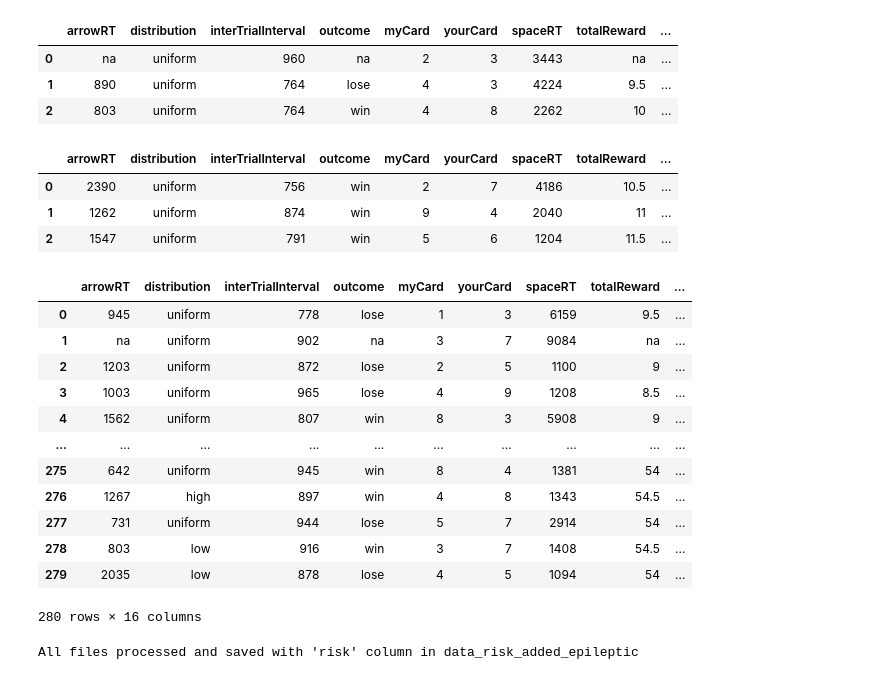
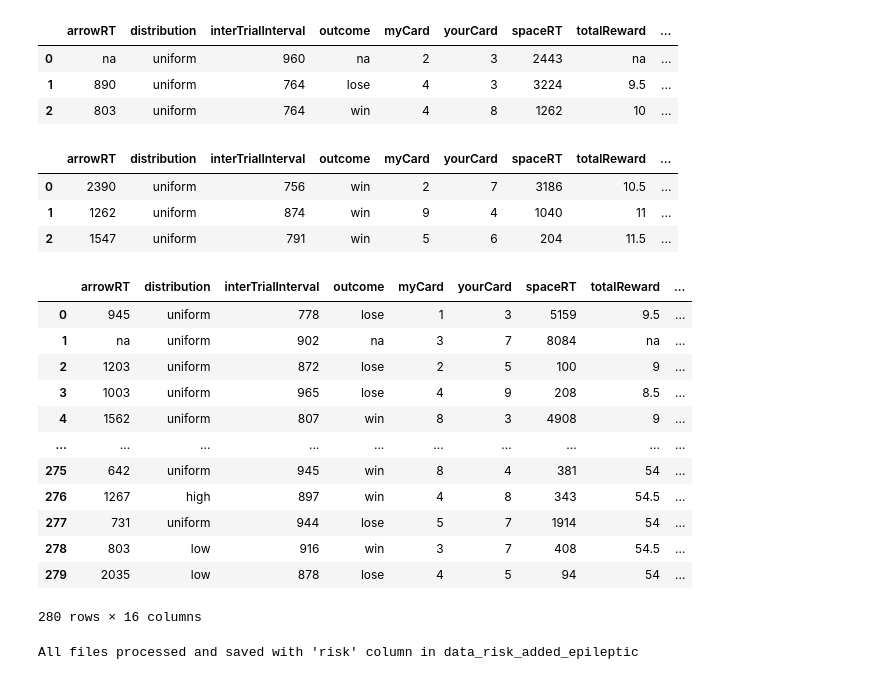
Before and after one commit to NiloufarShahdoustU/starling_behavioral_analysis, a Jupyter notebook: 0_data_imporant_processing_epileptic.ipynb, the cells around one changed output. Cells and saved outputs as stored; diff of their text form; code cells hidden in the pictures.

```diff
--- a/0_data_imporant_processing_epileptic.ipynb
+++ b/0_data_imporant_processing_epileptic.ipynb
@@ -10,31 +10,32 @@ import statsmodels.api as sm
 # %%
 folder_path = 'data_epileptic'
 dataframes = []
 
 
 for file_name in os.listdir(folder_path):
     if file_name.endswith('.csv'):
         file_path = os.path.join(folder_path, file_name)
         df = pd.read_csv(file_path)
 
         # Calculate mean and standard deviation of spaceRT
         # Calculate 3*std for spaceRT and add as a new column we do this for knowing the spaceRT outliers and remove them in
         # calculating spaceRT cause these are rest somehow
         # the spaceRT_2sd is obviously same in all columns cause it's based on all the spaceRTs. I just wanted to have everything
         # in the dataframe
+        df['spaceRT'] = df['spaceRT'] - 1000
         mean_spaceRT = df['spaceRT'].mean()
         std_spaceRT = df['spaceRT'].std()
         df['spaceRT_2sd'] = mean_spaceRT + 2 * std_spaceRT
 
 
         dataframes.append(df)
 
 dataframes[5].head(3)
 # %% [output]
 |  | arrowRT | distribution | interTrialInterval | outcome | myCard | yourCard | spaceRT | totalReward | ... |
-| 0 | na | uniform | 960 | na | 2 | 3 | 3443 | na | ... |
-| 1 | 890 | uniform | 764 | lose | 4 | 3 | 4224 | 9.5 | ... |
-| 2 | 803 | uniform | 764 | win | 4 | 8 | 2262 | 10 | ... |
+| 0 | na | uniform | 960 | na | 2 | 3 | 2443 | na | ... |
+| 1 | 890 | uniform | 764 | lose | 4 | 3 | 3224 | 9.5 | ... |
+| 2 | 803 | uniform | 764 | win | 4 | 8 | 1262 | 10 | ... |
 # %%
 for df in dataframes:
     df['block_type'] = None
@@ -51,9 +52,9 @@ for df in dataframes:
 dataframes[0].head(3)
 # %% [output]
 |  | arrowRT | distribution | interTrialInterval | outcome | myCard | yourCard | spaceRT | totalReward | ... |
-| 0 | 2390 | uniform | 756 | win | 2 | 7 | 4186 | 10.5 | ... |
-| 1 | 1262 | uniform | 874 | win | 9 | 4 | 2040 | 11 | ... |
-| 2 | 1547 | uniform | 791 | win | 5 | 6 | 1204 | 11.5 | ... |
+| 0 | 2390 | uniform | 756 | win | 2 | 7 | 3186 | 10.5 | ... |
+| 1 | 1262 | uniform | 874 | win | 9 | 4 | 1040 | 11 | ... |
+| 2 | 1547 | uniform | 791 | win | 5 | 6 | 204 | 11.5 | ... |
 # %%
 # 1) Define the risk dictionaries for each deck type
 risk_uniform = {
@@ -111,17 +112,17 @@ for df in dataframes:
 dataframes[1]
 # %% [output]
 |  | arrowRT | distribution | interTrialInterval | outcome | myCard | yourCard | spaceRT | totalReward | ... |
-| 0 | 945 | uniform | 778 | lose | 1 | 3 | 6159 | 9.5 | ... |
-| 1 | na | uniform | 902 | na | 3 | 7 | 9084 | na | ... |
-| 2 | 1203 | uniform | 872 | lose | 2 | 5 | 1100 | 9 | ... |
-| 3 | 1003 | uniform | 965 | lose | 4 | 9 | 1208 | 8.5 | ... |
-| 4 | 1562 | uniform | 807 | win | 8 | 3 | 5908 | 9 | ... |
+| 0 | 945 | uniform | 778 | lose | 1 | 3 | 5159 | 9.5 | ... |
+| 1 | na | uniform | 902 | na | 3 | 7 | 8084 | na | ... |
+| 2 | 1203 | uniform | 872 | lose | 2 | 5 | 100 | 9 | ... |
+| 3 | 1003 | uniform | 965 | lose | 4 | 9 | 208 | 8.5 | ... |
+| 4 | 1562 | uniform | 807 | win | 8 | 3 | 4908 | 9 | ... |
 | ... | ... | ... | ... | ... | ... | ... | ... | ... | ... |
-| 275 | 642 | uniform | 945 | win | 8 | 4 | 1381 | 54 | ... |
-| 276 | 1267 | high | 897 | win | 4 | 8 | 1343 | 54.5 | ... |
-| 277 | 731 | uniform | 944 | lose | 5 | 7 | 2914 | 54 | ... |
-| 278 | 803 | low | 916 | win | 3 | 7 | 1408 | 54.5 | ... |
-| 279 | 2035 | low | 878 | lose | 4 | 5 | 1094 | 54 | ... |
+| 275 | 642 | uniform | 945 | win | 8 | 4 | 381 | 54 | ... |
+| 276 | 1267 | high | 897 | win | 4 | 8 | 343 | 54.5 | ... |
+| 277 | 731 | uniform | 944 | lose | 5 | 7 | 1914 | 54 | ... |
+| 278 | 803 | low | 916 | win | 3 | 7 | 408 | 54.5 | ... |
+| 279 | 2035 | low | 878 | lose | 4 | 5 | 94 | 54 | ... |
 280 rows × 16 columns
 # %%
 output_folder = 'data_risk_added_epileptic'
```
Also changed, not shown: parts of 1 cell of this notebook, 4 other files.
